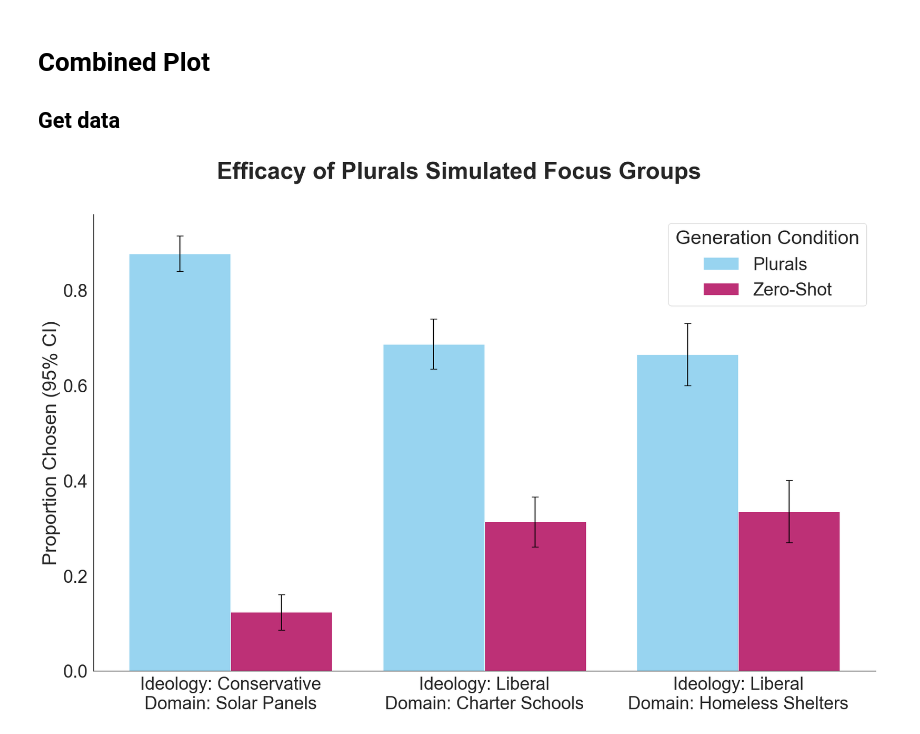
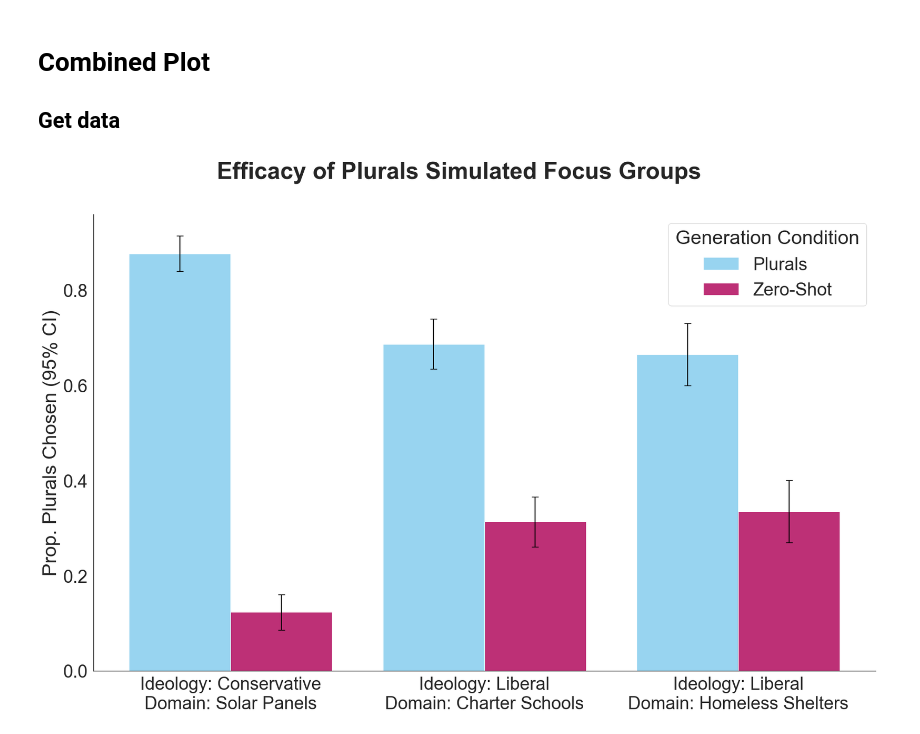
Before and after one commit to josh-ashkinaze/sim_ensembles, a Jupyter notebook: scripts/6.1_analyze_sim_focus_experiments.ipynb, the cells around one changed output. Saved outputs shown, nothing was run; the diff lists cells and outputs as text; code cells hidden in the pictures.

```diff
--- a/scripts/6.1_analyze_sim_focus_experiments.ipynb
+++ b/scripts/6.1_analyze_sim_focus_experiments.ipynb
@@ -167,32 +167,32 @@ def clean_study_name(study):
     ideology = study.split(' - ')[0][:-1]
     domain = study.split(' - ')[1]
     return f"Ideology: {ideology}\nDomain: {domain}"
 
 def clean_condition_name(condition):
     return 'Plurals' if condition == 'focus' else 'Zero-Shot'
 
 final_df['study_clean'] = final_df['study'].apply(clean_study_name)
 final_df['condition_clean'] = final_df['condition'].apply(clean_condition_name)
 ax = sns.barplot(data=final_df, x='study_clean', y='prop', hue='condition_clean', palette=mypal)
 
 x_positions = []
 for i, study in enumerate(final_df['study'].unique()):
     x_positions.extend([i - 0.2, i + 0.2])
 
 ax.errorbar(
     x=x_positions,
     y=final_df['prop'],
     yerr=[final_df['prop'] - final_df['lower'], final_df['upper'] - final_df['prop']],
     fmt='none',
     c='black',
     capsize=5,
     elinewidth=1.5
 )
 plt.xlabel("")
-plt.ylabel("Proportion Chosen (95% CI)")
+plt.ylabel("Prop. Plurals Chosen (95% CI)")
 plt.legend(title='Generation Condition')
 plt.suptitle("Efficacy of Plurals Simulated Focus Groups", fontweight='bold')
 
 plt.savefig('../plots/all_experiments_combined.pdf', dpi=300, bbox_inches='tight')
 # %% [output]
-[figure, old version]
+[figure, new version]
```
